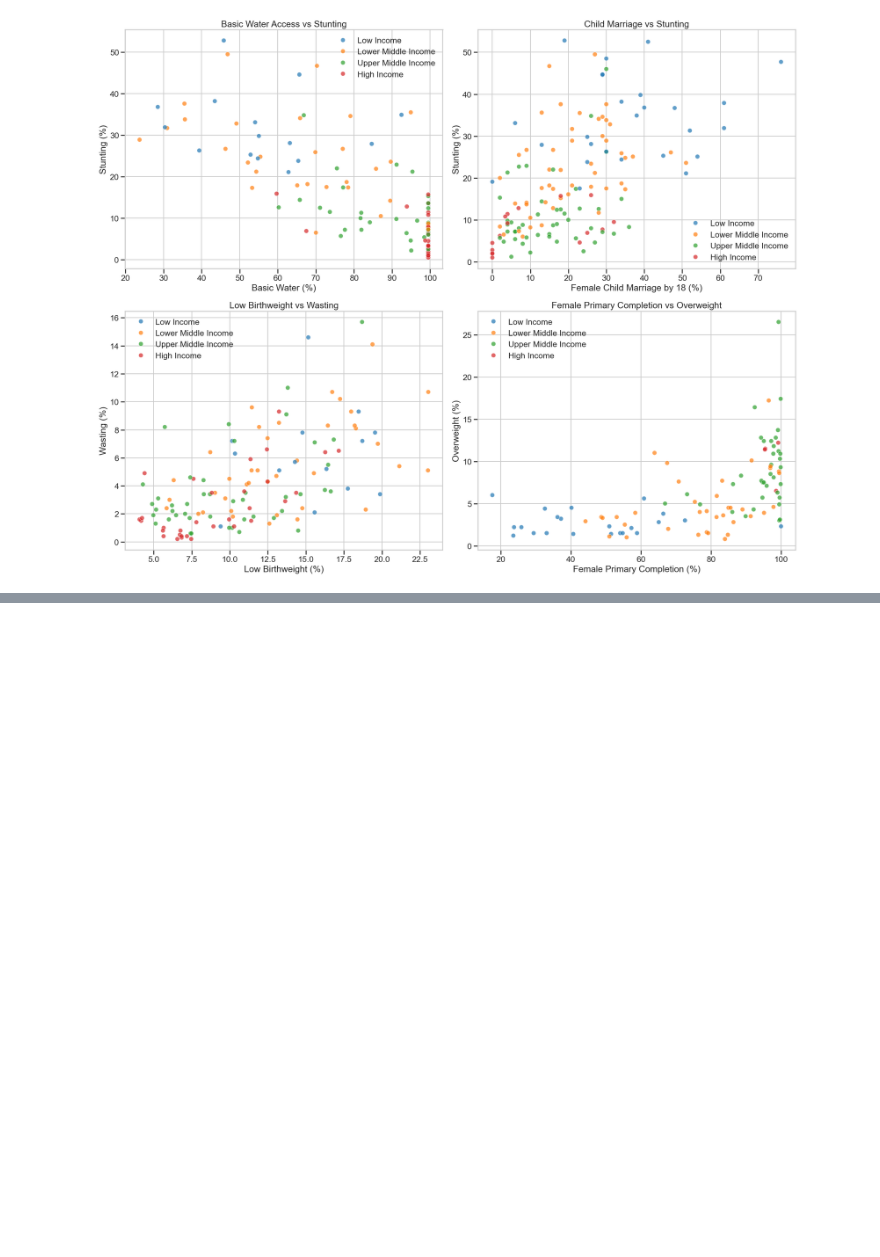
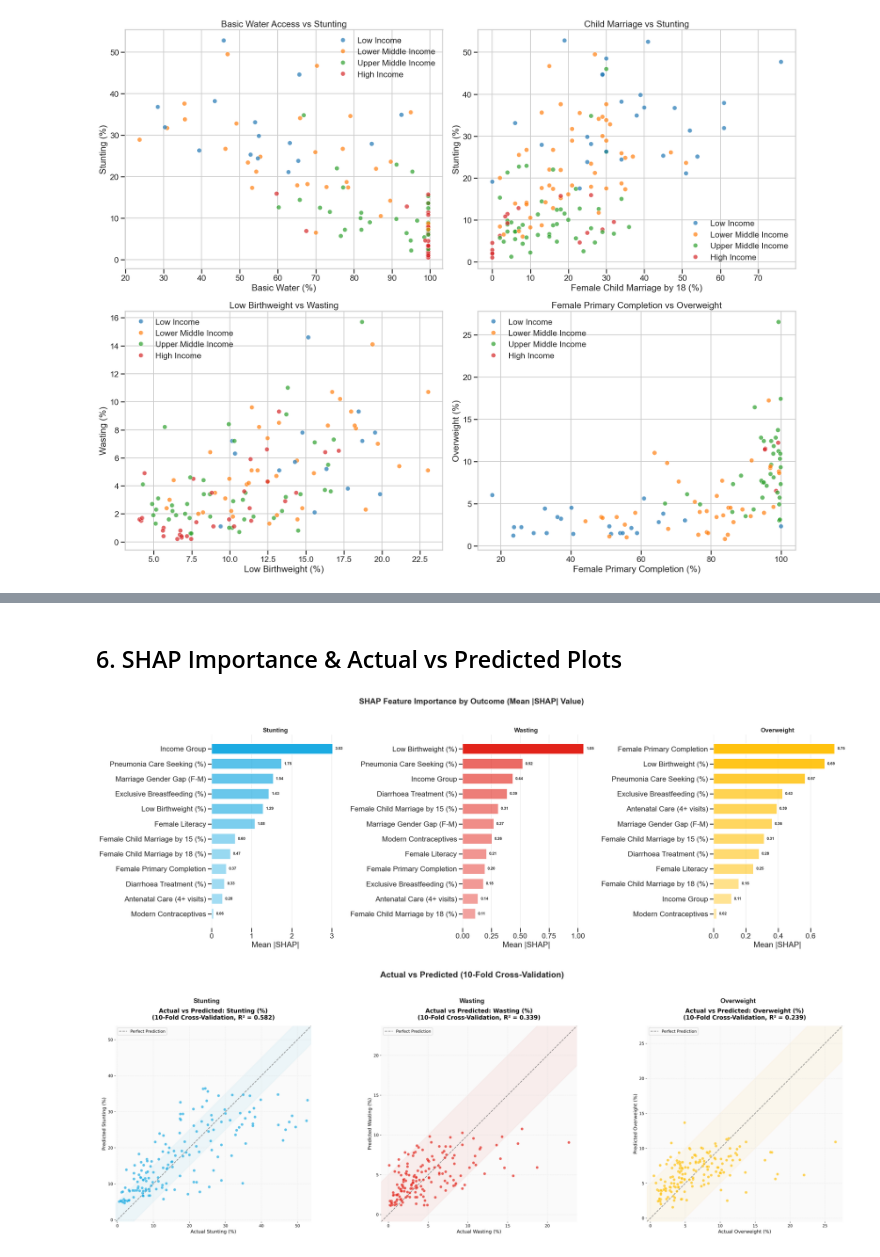
Before and after one commit to JiayiQinivy/UNICEF-DS, a Jupyter notebook: xgboost_datasets_visualisation.ipynb, the cells around one changed output, grey strips where cells are left out. Drawn from its saved outputs; the diff is of its cells as text; code cells hidden in the pictures; blank space fills up the shorter version.

```diff
--- a/xgboost_datasets_visualisation.ipynb
+++ b/xgboost_datasets_visualisation.ipynb
@@ -148,0 +154,19 @@ plt.show()
+# %%
+import os
+from IPython.display import display, Image
+
+# Load performance metrics
+metrics = pd.read_csv('outputs/xgboost/xgboost_performance_metrics.csv')
+print("XGBoost Model Performance (with regularization & early stopping):")
+print("=" * 65)
+display(metrics)
+
+# Load SHAP importance rankings
+shap_ranks = pd.read_csv('outputs/xgboost/xgboost_shap_importance_rankings.csv')
+print("\nTop 5 Most Important Features per Outcome:")
+print("=" * 65)
+for outcome in metrics['Outcome']:
+    top5 = shap_ranks[shap_ranks['Outcome'] == outcome].head(5)
+    print(f"\n{outcome}:")
+    for _, row in top5.iterrows():
+        print(f"  {row['Indicator']:40s} SHAP = {row['Mean_Abs_SHAP']:.2f}")
@@ -148,0 +197,51 @@ plt.show()
+# %% [markdown]
+## 6. SHAP Importance & Actual vs Predicted Plots
+# %%
+outcomes = ['stunting_national', 'wasting_national', 'overweight_national']
+outcome_names = ['Stunting', 'Wasting', 'Overweight']
+
+# Display SHAP importance bar charts
+fig, axes = plt.subplots(1, 3, figsize=(24, 8))
+fig.suptitle('SHAP Feature Importance by Outcome (Mean |SHAP| Value)', fontsize=18, fontweight='bold', y=1.02)
+
+colors = ['#1CABE2', '#E2231A', '#FFC20E']
+
+for i, (outcome, name, color) in enumerate(zip(outcomes, outcome_names, colors)):
+    sub = shap_ranks[shap_ranks['Outcome'] == f'{name} (%)'].sort_values('Mean_Abs_SHAP', ascending=True)
+    norm = sub['Mean_Abs_SHAP'] / sub['Mean_Abs_SHAP'].max()
+    from matplotlib.colors import to_rgba
+    bar_colors = [to_rgba(color, 0.35 + 0.65 * v) for v in norm]
+
+    axes[i].barh(sub['Indicator'], sub['Mean_Abs_SHAP'], color=bar_colors, edgecolor='white', height=0.7)
+    axes[i].set_title(name, fontsize=14, fontweight='bold')
+    axes[i].set_xlabel('Mean |SHAP|')
+    for spine in axes[i].spines.values():
+        spine.set_visible(False)
+    axes[i].xaxis.grid(True, alpha=0.3)
+    axes[i].yaxis.grid(False)
+
+    for bar in axes[i].patches:
+        w = bar.get_width()
+        axes[i].text(w + sub['Mean_Abs_SHAP'].max() * 0.02, bar.get_y() + bar.get_height()/2,
+                     f'{w:.2f}', va='center', fontsize=9, fontweight='bold')
+
+plt.tight_layout()
+plt.show()
+
+# Display actual vs predicted scatter plots
+fig2, axes2 = plt.subplots(1, 3, figsize=(24, 8))
+fig2.suptitle('Actual vs Predicted (10-Fold Cross-Validation)', fontsize=18, fontweight='bold', y=1.02)
+
+for i, (outcome, name, color) in enumerate(zip(outcomes, outcome_names, colors)):
+    img_path = f'outputs/xgboost/xgboost_actual_vs_pred_{outcome}.png'
+    if os.path.exists(img_path):
+        img = plt.imread(img_path)
+        axes2[i].imshow(img)
+        axes2[i].set_title(name, fontsize=14, fontweight='bold')
+    axes2[i].axis('off')
+
+plt.tight_layout()
+plt.show()
+# %% [output]
+[figure, added]
+[figure, added]
```
Also changed, not shown: parts of 6 cells of this notebook.
